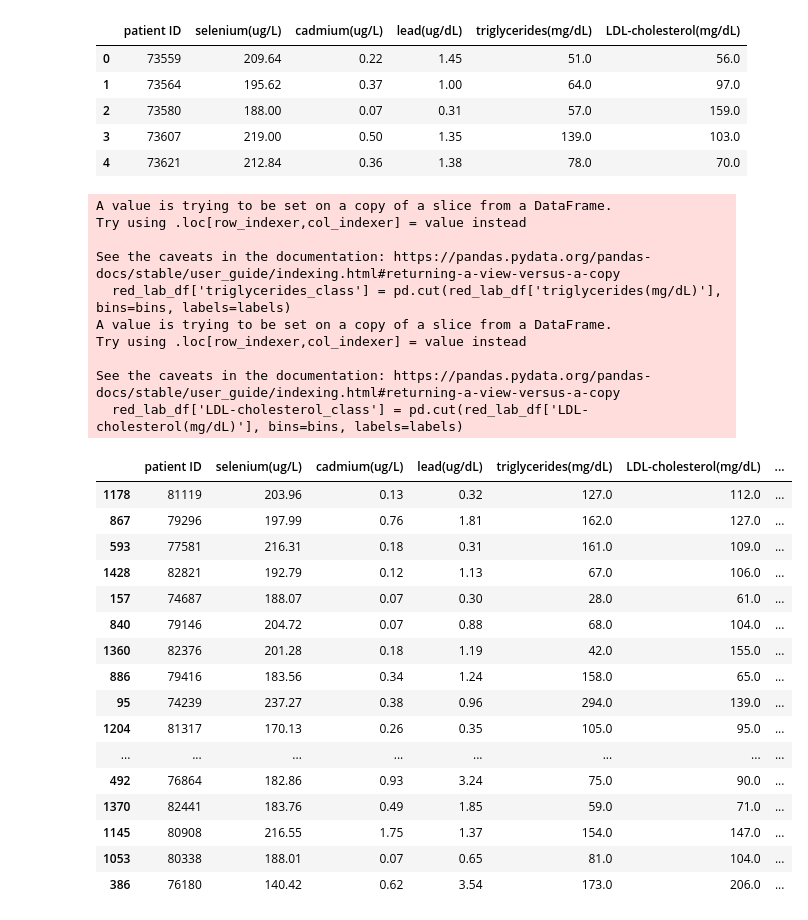
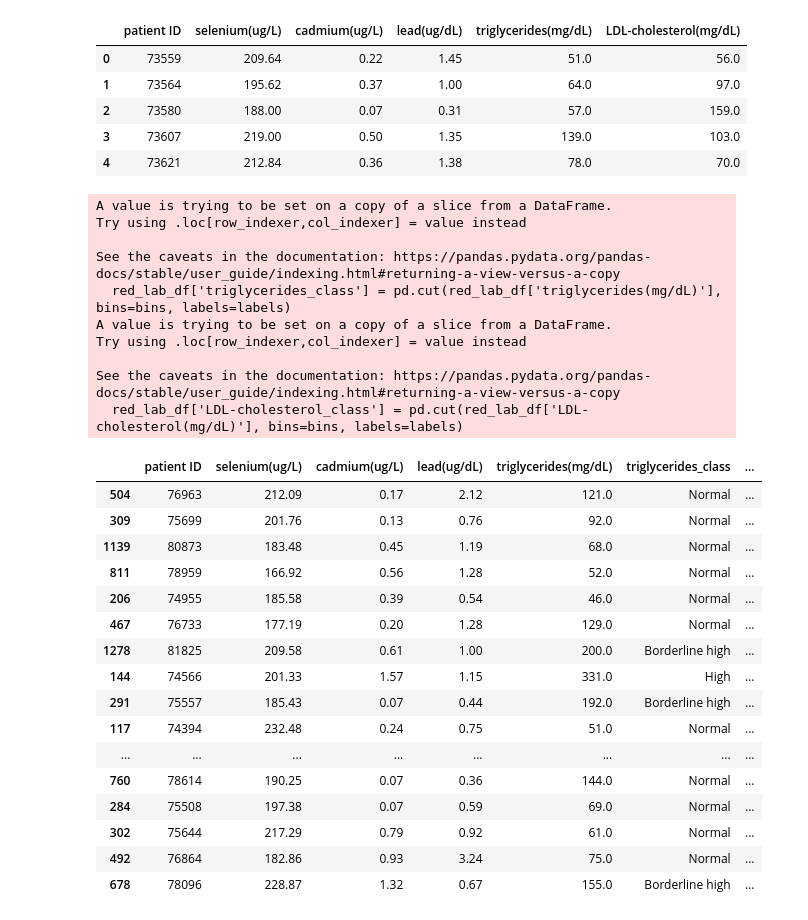
Before and after one commit to pietrostolf/Metals-Cardiovascular-Disease, a Jupyter notebook: codes/MetalHeart Synthesis.ipynb, the cells around one changed output. Saved outputs shown, nothing was run; the diff lists cells and outputs as text; code cells hidden in the pictures.

```diff
--- a/codes/MetalHeart Synthesis.ipynb
+++ b/codes/MetalHeart Synthesis.ipynb
@@ -174,46 +175,50 @@ red_lab_df.head()
 # %%
 # define the bins and labels for "triglycerides(mg/dL)" according to
 # "https://www.mayoclinic.org/diseases-conditions/high-blood-cholesterol/in-depth/triglycerides/art-20048186"
 bins = [0, 150, 200, 500, float('inf')]
 labels = ['Normal', 'Borderline high', 'High', 'Very high']
 
 # create a new column with the bin labels
 red_lab_df['triglycerides_class'] = pd.cut(red_lab_df['triglycerides(mg/dL)'], bins=bins, labels=labels)
 
 # define the bins and labels for "LDL-cholesterol(mg/dL)" acccording to
 # "https://www.mayoclinic.org/tests-procedures/cholesterol-test/about/pac-20384601"
 bins = [0, 130, 160, 190, float('inf')]
 labels = ['Normal', 'Borderline high', 'High', 'Very high']
 
 # create a new column with the bin labels
 red_lab_df['LDL-cholesterol_class'] = pd.cut(red_lab_df['LDL-cholesterol(mg/dL)'], bins=bins, labels=labels)
 
+# reorganize columns
+new_column_order = ['patient ID', 'selenium(ug/L)', 'cadmium(ug/L)', 'lead(ug/dL)', 'triglycerides(mg/dL)', 'triglycerides_class', 'LDL-cholesterol(mg/dL)', 'LDL-cholesterol_class']
+red_lab_df = red_lab_df.reindex(columns=new_column_order)
+
 red_lab_df.sample(20)
 # %% [output]
 A value is trying to be set on a copy of a slice from a DataFrame.
 Try using .loc[row_indexer,col_indexer] = value instead
 
 See the caveats in the documentation: https://pandas.pydata.org/pandas-docs/stable/user_guide/indexing.html#returning-a-view-versus-a-copy
   red_lab_df['triglycerides_class'] = pd.cut(red_lab_df['triglycerides(mg/dL)'], bins=bins, labels=labels)
 A value is trying to be set on a copy of a slice from a DataFrame.
 Try using .loc[row_indexer,col_indexer] = value instead
 
 See the caveats in the documentation: https://pandas.pydata.org/pandas-docs/stable/user_guide/indexing.html#returning-a-view-versus-a-copy
   red_lab_df['LDL-cholesterol_class'] = pd.cut(red_lab_df['LDL-cholesterol(mg/dL)'], bins=bins, labels=labels)
-|  | patient ID | selenium(ug/L) | cadmium(ug/L) | lead(ug/dL) | triglycerides(mg/dL) | LDL-cholesterol(mg/dL) | ... |
-| 1178 | 81119 | 203.96 | 0.13 | 0.32 | 127.0 | 112.0 | ... |
-| 867 | 79296 | 197.99 | 0.76 | 1.81 | 162.0 | 127.0 | ... |
-| 593 | 77581 | 216.31 | 0.18 | 0.31 | 161.0 | 109.0 | ... |
-| 1428 | 82821 | 192.79 | 0.12 | 1.13 | 67.0 | 106.0 | ... |
-| 157 | 74687 | 188.07 | 0.07 | 0.30 | 28.0 | 61.0 | ... |
-| 840 | 79146 | 204.72 | 0.07 | 0.88 | 68.0 | 104.0 | ... |
-| 1360 | 82376 | 201.28 | 0.18 | 1.19 | 42.0 | 155.0 | ... |
-| 886 | 79416 | 183.56 | 0.34 | 1.24 | 158.0 | 65.0 | ... |
-| 95 | 74239 | 237.27 | 0.38 | 0.96 | 294.0 | 139.0 | ... |
-| 1204 | 81317 | 170.13 | 0.26 | 0.35 | 105.0 | 95.0 | ... |
+|  | patient ID | selenium(ug/L) | cadmium(ug/L) | lead(ug/dL) | triglycerides(mg/dL) | triglycerides_class | ... |
+| 504 | 76963 | 212.09 | 0.17 | 2.12 | 121.0 | Normal | ... |
+| 309 | 75699 | 201.76 | 0.13 | 0.76 | 92.0 | Normal | ... |
+| 1139 | 80873 | 183.48 | 0.45 | 1.19 | 68.0 | Normal | ... |
+| 811 | 78959 | 166.92 | 0.56 | 1.28 | 52.0 | Normal | ... |
+| 206 | 74955 | 185.58 | 0.39 | 0.54 | 46.0 | Normal | ... |
+| 467 | 76733 | 177.19 | 0.20 | 1.28 | 129.0 | Normal | ... |
+| 1278 | 81825 | 209.58 | 0.61 | 1.00 | 200.0 | Borderline high | ... |
+| 144 | 74566 | 201.33 | 1.57 | 1.15 | 331.0 | High | ... |
+| 291 | 75557 | 185.43 | 0.07 | 0.44 | 192.0 | Borderline high | ... |
+| 117 | 74394 | 232.48 | 0.24 | 0.75 | 51.0 | Normal | ... |
 | ... | ... | ... | ... | ... | ... | ... | ... |
-| 492 | 76864 | 182.86 | 0.93 | 3.24 | 75.0 | 90.0 | ... |
-| 1370 | 82441 | 183.76 | 0.49 | 1.85 | 59.0 | 71.0 | ... |
-| 1145 | 80908 | 216.55 | 1.75 | 1.37 | 154.0 | 147.0 | ... |
-| 1053 | 80338 | 188.01 | 0.07 | 0.65 | 81.0 | 104.0 | ... |
-| 386 | 76180 | 140.42 | 0.62 | 3.54 | 173.0 | 206.0 | ... |
+| 760 | 78614 | 190.25 | 0.07 | 0.36 | 144.0 | Normal | ... |
+| 284 | 75508 | 197.38 | 0.07 | 0.59 | 69.0 | Normal | ... |
+| 302 | 75644 | 217.29 | 0.79 | 0.92 | 61.0 | Normal | ... |
+| 492 | 76864 | 182.86 | 0.93 | 3.24 | 75.0 | Normal | ... |
+| 678 | 78096 | 228.87 | 1.32 | 0.67 | 155.0 | Borderline high | ... |
```
Also changed, not shown: parts of 3 cells of this notebook.
